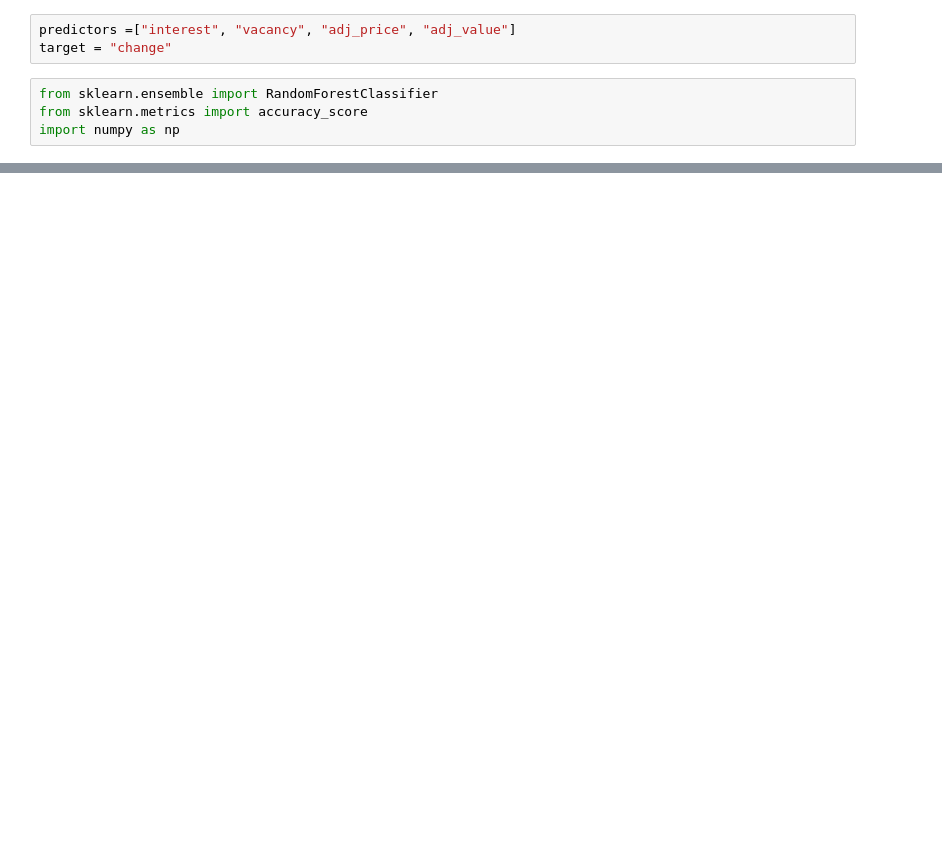
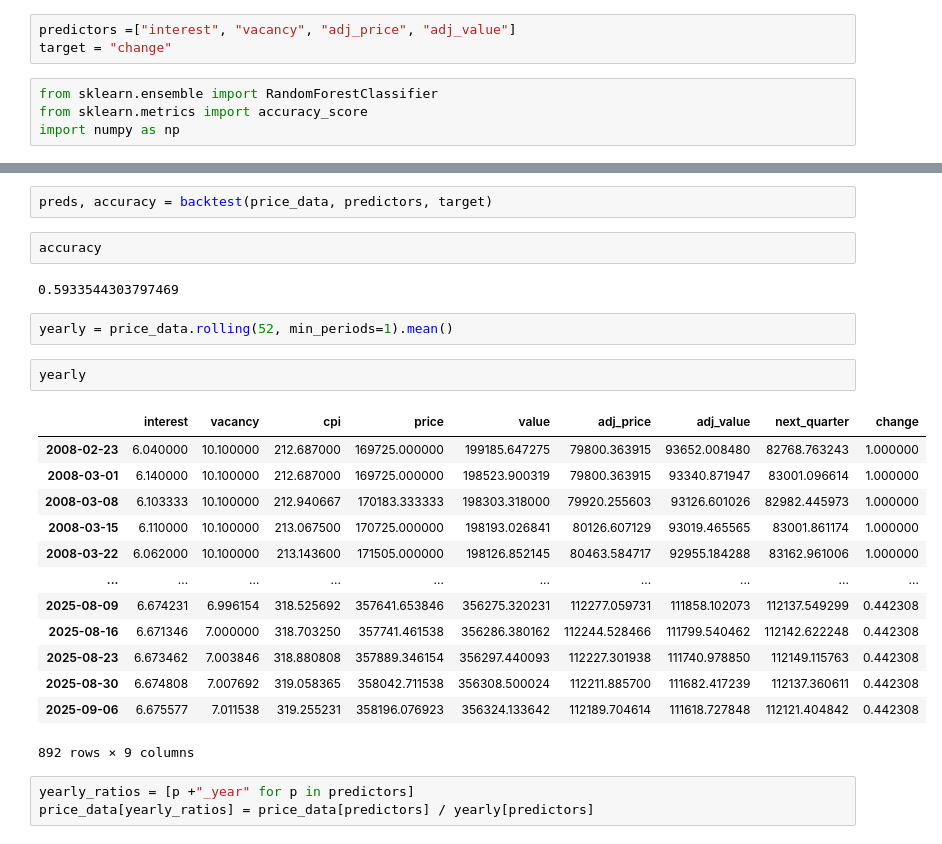
Before and after one commit to Zemoik/House-Price-Predictor, a Jupyter notebook: priceslive.ipynb, the cells around one changed output, grey strips where cells are left out. Cells and saved outputs as stored; diff of their text form; blank space fills up the shorter version.

```diff
--- a/priceslive.ipynb
+++ b/priceslive.ipynb
@@ -397,0 +411,27 @@ def prediction(train, test, predictors, target):
+# %%
+preds, accuracy = backtest(price_data, predictors, target)
+# %%
+accuracy
+# %% [output]
+0.5933544303797469
+# %%
+yearly = price_data.rolling(52, min_periods=1).mean()
+# %%
+yearly
+# %% [output]
+|  | interest | vacancy | cpi | price | value | adj_price | adj_value | next_quarter | change |
+| 2008-02-23 | 6.040000 | 10.100000 | 212.687000 | 169725.000000 | 199185.647275 | 79800.363915 | 93652.008480 | 82768.763243 | 1.000000 |
+| 2008-03-01 | 6.140000 | 10.100000 | 212.687000 | 169725.000000 | 198523.900319 | 79800.363915 | 93340.871947 | 83001.096614 | 1.000000 |
+| 2008-03-08 | 6.103333 | 10.100000 | 212.940667 | 170183.333333 | 198303.318000 | 79920.255603 | 93126.601026 | 82982.445973 | 1.000000 |
+| 2008-03-15 | 6.110000 | 10.100000 | 213.067500 | 170725.000000 | 198193.026841 | 80126.607129 | 93019.465565 | 83001.861174 | 1.000000 |
+| 2008-03-22 | 6.062000 | 10.100000 | 213.143600 | 171505.000000 | 198126.852145 | 80463.584717 | 92955.184288 | 83162.961006 | 1.000000 |
+| ... | ... | ... | ... | ... | ... | ... | ... | ... | ... |
+| 2025-08-09 | 6.674231 | 6.996154 | 318.525692 | 357641.653846 | 356275.320231 | 112277.059731 | 111858.102073 | 112137.549299 | 0.442308 |
+| 2025-08-16 | 6.671346 | 7.000000 | 318.703250 | 357741.461538 | 356286.380162 | 112244.528466 | 111799.540462 | 112142.622248 | 0.442308 |
+| 2025-08-23 | 6.673462 | 7.003846 | 318.880808 | 357889.346154 | 356297.440093 | 112227.301938 | 111740.978850 | 112149.115763 | 0.442308 |
+| 2025-08-30 | 6.674808 | 7.007692 | 319.058365 | 358042.711538 | 356308.500024 | 112211.885700 | 111682.417239 | 112137.360611 | 0.442308 |
+| 2025-09-06 | 6.675577 | 7.011538 | 319.255231 | 358196.076923 | 356324.133642 | 112189.704614 | 111618.727848 | 112121.404842 | 0.442308 |
+892 rows × 9 columns
+# %%
+yearly_ratios = [p +"_year" for p in predictors]
+price_data[yearly_ratios] = price_data[predictors] / yearly[predictors]
```
Also changed, not shown: parts of 15 cells of this notebook.
